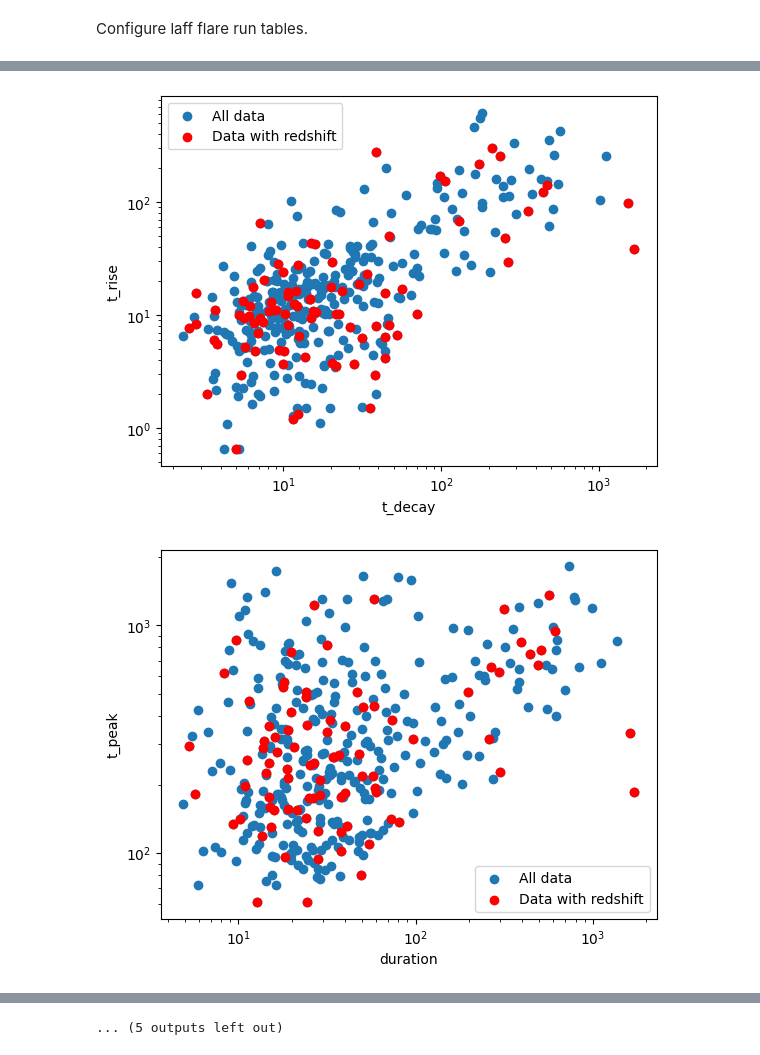
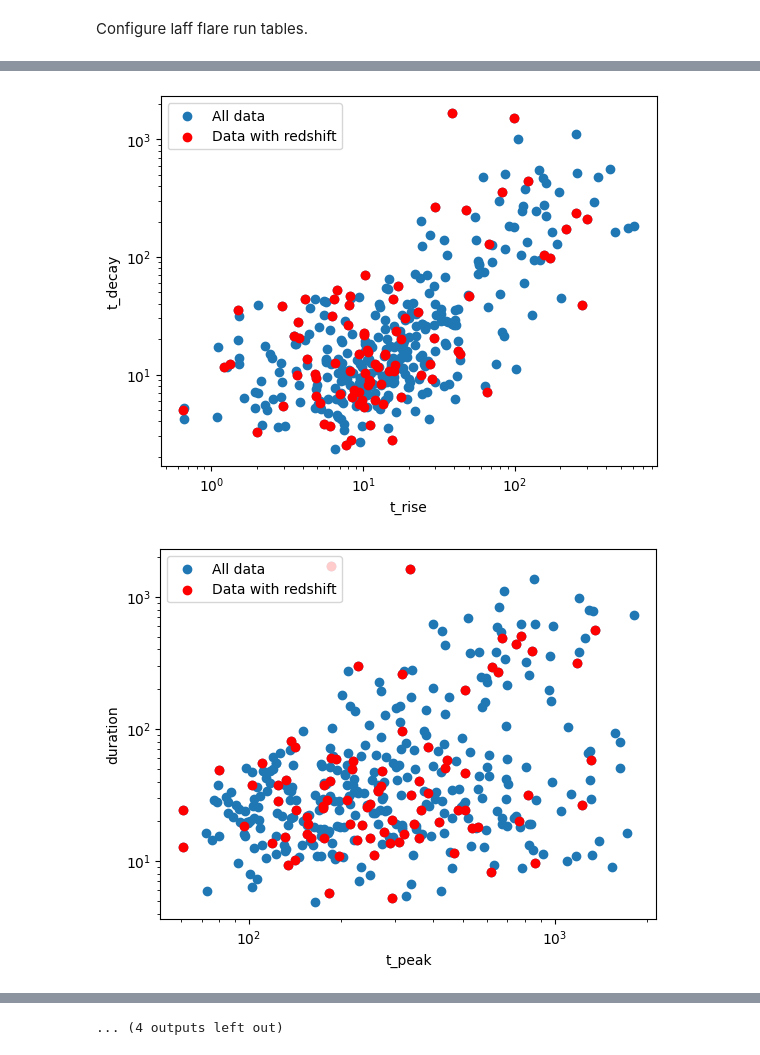
Before and after one commit to ajhenne/laff_analysis, a Jupyter notebook: yi_sample/plot_yi_sample.ipynb, the cells around one changed output, grey strips where cells are left out. Drawn from its saved outputs; the diff is of its cells as text; code cells hidden in the pictures.

Commit message:
add yi_plots

```diff
--- a/yi_sample/plot_yi_sample.ipynb
+++ b/yi_sample/plot_yi_sample.ipynb
@@ -31,6 +31,7 @@ colnames = ('grb_name', 'flare_num', 't_start', 't_peak', 't_stop', 'par_t_start
             'fluence_tot', 'fluence_rise', 'fluence_decay', 'peak_flux', 'peak_flux_err')
 
 dataframe = pd.read_csv('runs/flares.csv', sep=',', names=colnames, index_col=False)
+
 
 # Clean GRB name.
 def clean_name(x):
@@ -60,6 +61,12 @@ def obtain_conversion(name):
     return conversion
 dataframe['conversion'] = dataframe['grb_name'].apply(obtain_conversion)
 
+dataframe['fluence_tot'] = dataframe.apply(lambda row: row.fluence_tot * row.conversion, axis=1)
+dataframe['fluence_rise'] = dataframe.apply(lambda row: row.fluence_rise * row.conversion, axis=1)
+dataframe['fluence_decay'] = dataframe.apply(lambda row: row.fluence_decay * row.conversion, axis=1)
+dataframe['peak_flux'] = dataframe.apply(lambda row: row.peak_flux * row.conversion, axis=1)
+dataframe['peak_flux_err'] = dataframe.apply(lambda row: row.peak_flux_err * row.conversion, axis=1)
+
 dataframe['t_rise'] = dataframe.apply(lambda row: row.t_peak - row.t_start, axis=1)
 dataframe['t_decay'] = dataframe.apply(lambda row: row.t_stop - row.t_peak, axis=1)
 
@@ -75,13 +82,18 @@ dataframe['t_wait'] = dataframe.apply(calculate_wait_time, axis=1)
 
 dataframe['duration'] = dataframe.apply(lambda row: row.t_stop - row.t_start, axis=1)
 dataframe['d_l'] = dataframe.apply(lambda row: cosmo.luminosity_distance(row.redshift).to(u.cm).value if row.redshift != 0 else 0, axis=1)
-dataframe['e_iso'] = dataframe.apply(lambda row: 1e-7 * 4 * np.pi * (row.d_l**2) * row.fluence_tot / (1 + row.redshift), axis=1)
-dataframe['L_p'] = dataframe.apply(lambda row: 4 * np.pi * (row.d_l**2) * row.peak_flux / (1+row.redshift), axis=1)
+dataframe['e_iso'] = dataframe.apply(lambda row: 4 * np.pi * (row.d_l**2) * row.fluence_tot / (1 + row.redshift), axis=1) ## cm2 * erg cm^-2 s-1 * s == erg
+dataframe['L_p'] = dataframe.apply(lambda row: 4 * np.pi * (row.d_l**2) * row.peak_flux / (1+row.redshift), axis=1) ## cm2 * erg cm-2 s-1 == erg s-1
 dataframe['L_iso'] = dataframe.apply(lambda row: (1+row.redshift) * row.e_iso / (row.t_stop - row.t_start), axis=1)
 
+dataframe.to_csv('ongoing.csv', index=False)
 
 
-dataframe.to_csv('ongoing.csv', index=False)
+to_remove_one = dataframe[((dataframe.grb_name == 'GRB130604A') & (dataframe.flare_num == 2))].index
+to_remove_two = dataframe[((dataframe.grb_name == 'GRB121024A') & (dataframe.flare_num == 1))].index
+
+dataframe = dataframe.drop(to_remove_one)
+dataframe = dataframe.drop(to_remove_two)
 # %%
 dataframe_redshift = dataframe[dataframe.redshift > 0]
 # %%
@@ -127,10 +143,10 @@ def plot_relations(x_axis: str, y_axis: str):
 # %%
 relations = (['t_decay','t_rise'], ['duration','t_peak'], ['L_p','t_peak'], ['L_p','t_rise'], ['L_p','t_peak'], ['L_p', 'duration'], ['L_p', 'e_iso'], ['L_p', 'L_iso'],
         ['L_iso','t_peak'], ['L_iso','t_rise'], ['L_iso','t_decay'], ['L_iso','duration'], ['t_peak','t_wait'], ['duration','t_wait'], ['L_iso', 't_wait'],
         ['L_p', 't_wait'])
 
-for x, y in relations:
+for y, x in relations:
     plot_relations(x, y)
 # %% [output]
-[figure, old version]
+[figure, new version]
-[figure, old version]
+[figure, new version]
@@ -147 +163 @@ for x, y in relations:
-... (5 outputs left out)
+... (4 outputs left out)
```
Also changed, not shown: parts of 3 cells of this notebook, 34 other files.
